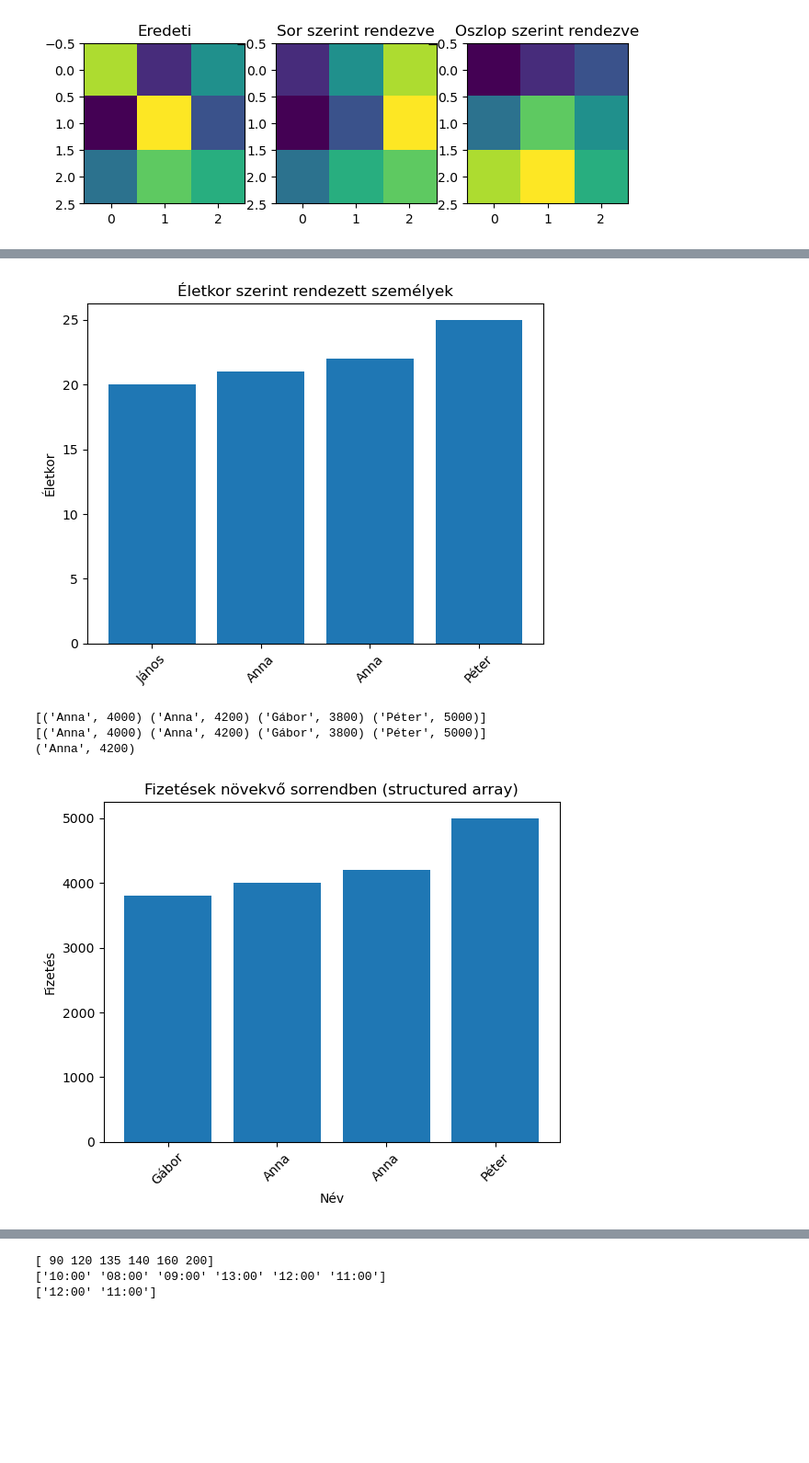
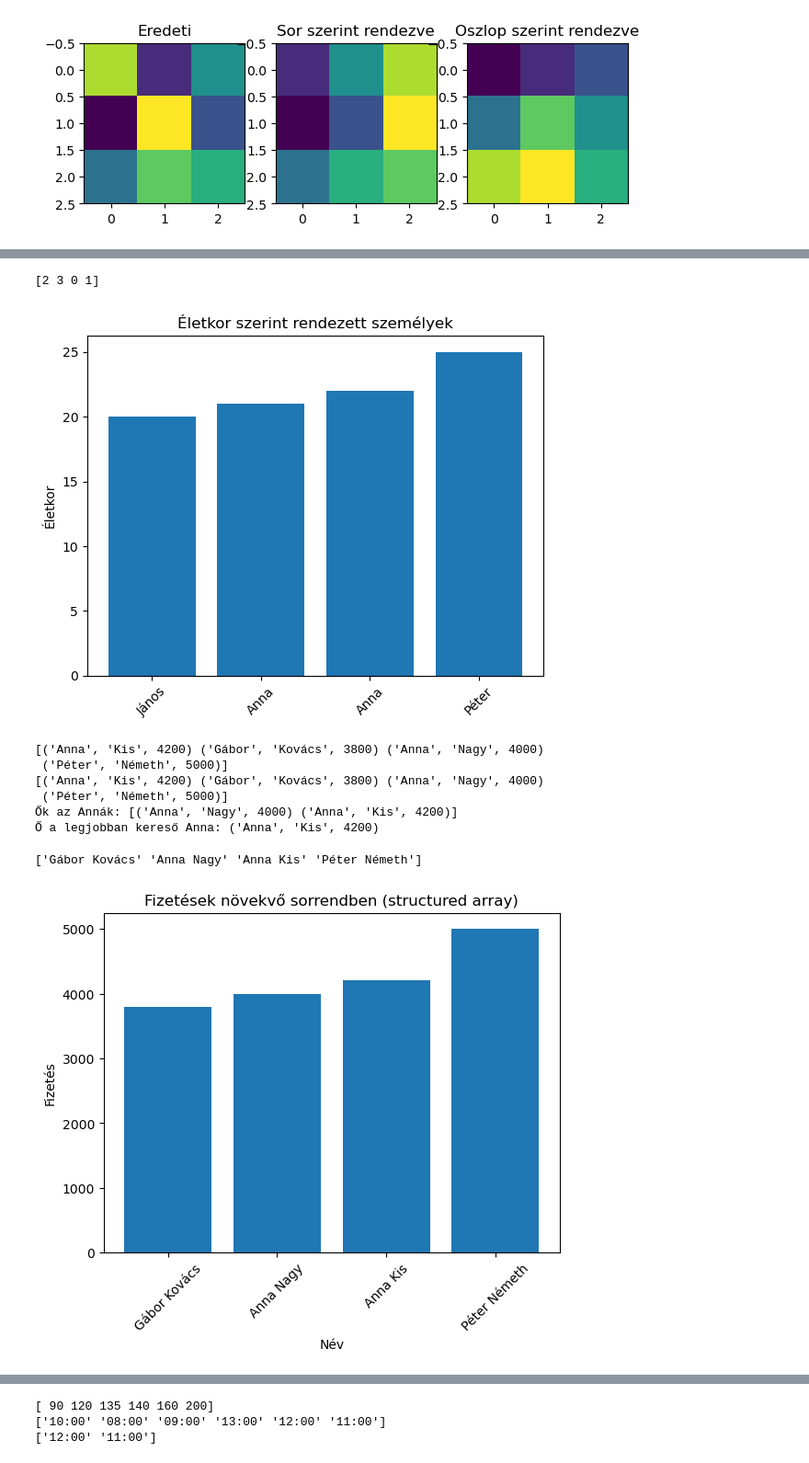
Before and after one commit to gludovatza/adatelemzes, a Jupyter notebook: anaconda_notebooks/sorting.ipynb, the cells around one changed output, grey strips where cells are left out. Shown: that part at 92% size. Saved outputs shown, nothing was run; the diff lists cells and outputs as text; code cells hidden in the pictures; blank space fills up the shorter version.

```diff
--- a/anaconda_notebooks/sorting.ipynb
+++ b/anaconda_notebooks/sorting.ipynb
@@ -263,8 +287,11 @@ print(oldest)
 # %%
-# itt még két tömbre szedjük szét a kirajzoláshoz, a következő feladatnál már ugyanúgy fogjuk kezelni az adathalmazt, mint az algoritmusoknál
+# itt még ez egy kis csalás:
+# két tömbre szedjük szét a kirajzoláshoz, a következő feladatnál már ugyanúgy fogjuk kezelni az adathalmazt, mint az algoritmusoknál
+names = np.array(["Anna","Péter","János","Anna"])
 ages = np.array([22, 25, 20, 21])
-names = np.array(["Anna","Péter","János","Anna"])
+
 idx = np.argsort(ages)
+print(idx)
 
 plt.figure()
 plt.bar(range(len(ages)), ages[idx])
@@ -273,50 +300,61 @@ plt.title("Életkor szerint rendezett személyek")
 plt.ylabel("Életkor")
 plt.show()
 # %% [output]
+[2 3 0 1]
 [figure]
 # %%
 # 4. feladat — Fizetések rendezése több kritérium alapján
 employees = np.array([
-    ("Anna", 4000),
-    ("Gábor", 3800),
-    ("Péter", 5000),
-    ("Anna", 4200),
-], dtype=[("name","U10"),("salary","i4")])
+    ("Anna", "Nagy", 4000),
+    ("Gábor", "Kovács", 3800),
+    ("Péter", "Németh", 5000),
+    ("Anna", "Kis", 4200),
+], dtype=[("firstname","U10"),("lastname","U10"),("salary","i4")]) # vezetéknevesen lenne a legjobb!
 
 # a) Név szerint
-by_name = np.sort(employees, order="name")
+by_name = np.sort(employees, order="lastname")
 print(by_name)
 
 # b) Név, majd fizetés szerint
-by_name_salary = np.sort(employees, order=["name", "salary"])
+by_name_salary = np.sort(employees, order=["lastname", "salary"])
 print(by_name_salary)
 
 # c) Legmagasabb fizetésű Anna
-annas = employees[employees["name"] == "Anna"]
+annas = employees[employees["firstname"] == "Anna"]
+print("Ők az Annák:", annas)
 best_anna = annas[np.argmax(annas["salary"])]
-print(best_anna)
+print("Ő a legjobban kereső Anna:", best_anna)
 # %% [output]
-[('Anna', 4000) ('Anna', 4200) ('Gábor', 3800) ('Péter', 5000)]
-[('Anna', 4000) ('Anna', 4200) ('Gábor', 3800) ('Péter', 5000)]
-('Anna', 4200)
+[('Anna', 'Kis', 4200) ('Gábor', 'Kovács', 3800) ('Anna', 'Nagy', 4000)
+ ('Péter', 'Németh', 5000)]
+[('Anna', 'Kis', 4200) ('Gábor', 'Kovács', 3800) ('Anna', 'Nagy', 4000)
+ ('Péter', 'Németh', 5000)]
+Ők az Annák: [('Anna', 'Nagy', 4000) ('Anna', 'Kis', 4200)]
+Ő a legjobban kereső Anna: ('Anna', 'Kis', 4200)
 # %%
 # Rendezés fizetés (salary) szerint
 sorted_employees = np.sort(employees, order="salary")
 
 # Külön kivesszük a mezőket a rendezett tömbből
-names_sorted = sorted_employees["name"]
+first = sorted_employees["firstname"]
+last = sorted_employees["lastname"]
+names_sorted = np.char.add(first, " ") # keresztnév után szóköz
+names_sorted = np.char.add(names_sorted, last) # keresztnév + szóköz + vezetéknév
+print(names_sorted)
+
 salary_sorted = sorted_employees["salary"]
 
 # Bar chart
 plt.figure()
 plt.bar(range(len(names_sorted)), salary_sorted)
 plt.xticks(range(len(names_sorted)), names_sorted, rotation=45)
 plt.title("Fizetések növekvő sorrendben (structured array)")
 plt.xlabel("Név")
 plt.ylabel("Fizetés")
 plt.show()
 # %% [output]
+['Gábor Kovács' 'Anna Nagy' 'Anna Kis' 'Péter Németh']
-[figure, old version]
+[figure, new version]
 # %%
 # 5. feladat — Tömb véletlen összekeverése
 arr = np.array([1, 2, 3, 4, 5, 6])
```
Also changed, not shown: parts of 12 cells of this notebook.
